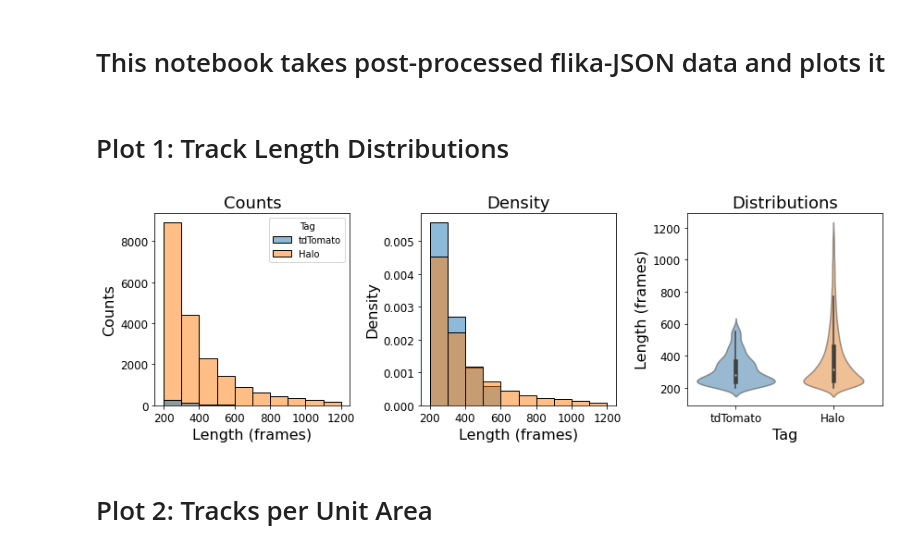
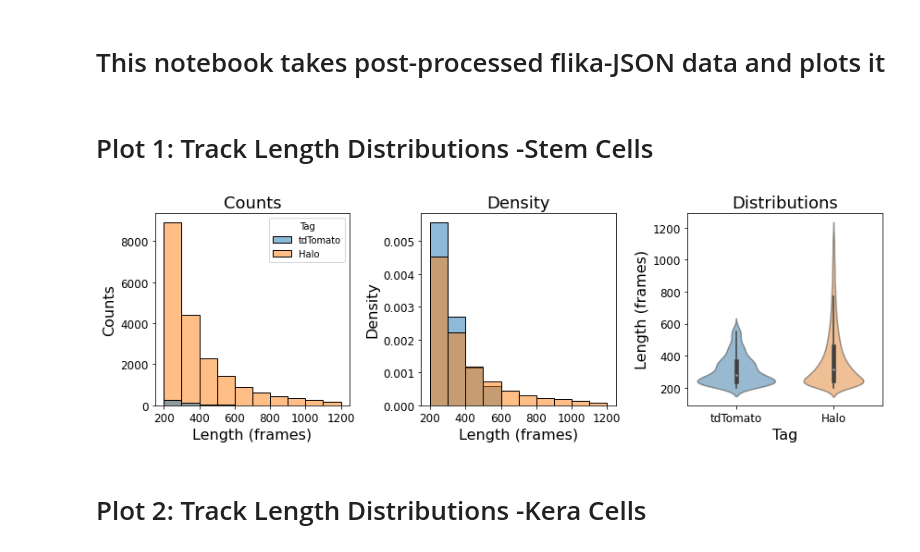
Before and after one commit to DoubleChimera/Gabby-RIP-Talk-2021, a Jupyter notebook: Gabby_RIP_Talk_2021_plots.ipynb, the cells around one changed output. Cells and saved outputs as stored; diff of their text form; code cells hidden in the pictures.

Commit message:
updated both cell type plots

```diff
--- a/Gabby_RIP_Talk_2021_plots.ipynb
+++ b/Gabby_RIP_Talk_2021_plots.ipynb
@@ -9,6 +9,6 @@ import seaborn as sb
 
 from pathlib import Path
 # %% [markdown]
-# Plot 1: Track Length Distributions
+# Plot 1: Track Length Distributions -Stem Cells
 # %%
 # Load Track Length Data
@@ -21,44 +21,42 @@ fig1  = plt.figure(1, figsize=(12, 4))
 
 ax1 = plt.subplot(131)
 bins = np.arange(200, 1250, 100)
-sb.histplot(trackLengths, x='Length', hue='Tag', bins=bins, stat='count', ax=ax1)
+sb.histplot(trackLengths_stemcells, x='Length', hue='Tag', bins=bins, stat='count', ax=ax1)
 ax1.set_title('Counts', fontsize=18)
 ax1.set_xlabel('Length (frames)', fontsize=16)
 ax1.set_ylabel('Counts', fontsize=16)
 ax1.set_xticks(np.arange(200, 1201, 200))
 ax1.tick_params(axis='both', which='major', labelsize=12)
 
 ax2 = plt.subplot(132)
-sb.histplot(x=trackLengths.loc[trackLengths['Tag'] == 'tdTomato']['Length'],
+sb.histplot(x=trackLengths_stemcells.loc[trackLengths_stemcells['Tag'] == 'tdTomato']['Length'],
             bins=bins, line_kws={'color':'k'}, stat='density', alpha=0.5,
             color='C0', ax=ax2)
-sb.histplot(x=trackLengths.loc[trackLengths['Tag'] == 'Halo']['Length'],
+sb.histplot(x=trackLengths_stemcells.loc[trackLengths_stemcells['Tag'] == 'Halo']['Length'],
             bins=bins, line_kws={'color':'k'}, stat='density', alpha=0.5,
             color='C1', ax=ax2)
 ax2.set_title('Density', fontsize=18)
 ax2.set_xlabel('Length (frames)', fontsize=16)
 ax2.set_ylabel('Density', fontsize=16)
 ax2.set_xticks(np.arange(200, 1201, 200))
 ax2.tick_params(axis='both', which='major', labelsize=12)
 
 ax3 = plt.subplot(133)
-sb.violinplot(data=trackLengths, x='Tag', y='Length', saturation=0.75)
+sb.violinplot(data=trackLengths_stemcells, x='Tag', y='Length', saturation=0.75)
 plt.setp(ax3.collections, alpha=.5)
 ax3.set_title('Distributions', fontsize=18)
 ax3.set_xlabel('Tag', fontsize=16)
 ax3.set_ylabel('Length (frames)', fontsize=16)
 ax3.tick_params(axis='both', which='major', labelsize=12)
 
 plt.tight_layout()
 
 save = False
 if save:
     fig1_output_dir = '.'
-    fig1_output_filename = "Figure1_tdTomato_vs_Halo_Tag_Length_Distribs.png"
+    fig1_output_filename = "Figure1_StemCell_tdTomato_vs_Halo_Tag_Length_Distribs.png"
     plt.savefig((Path(fig1_output_dir) / fig1_output_filename))
 
 plt.show()
 # %% [output]
-[figure, old version]
+[figure, new version]
-# %% [markdown]
-# Plot 2: Tracks per Unit Area
@@ -68,0 +63,2 @@ plt.show()
+# %% [markdown]
+# Plot 2: Track Length Distributions -Kera Cells
```
Also changed, not shown: parts of 9 cells of this notebook, 5 other files.
